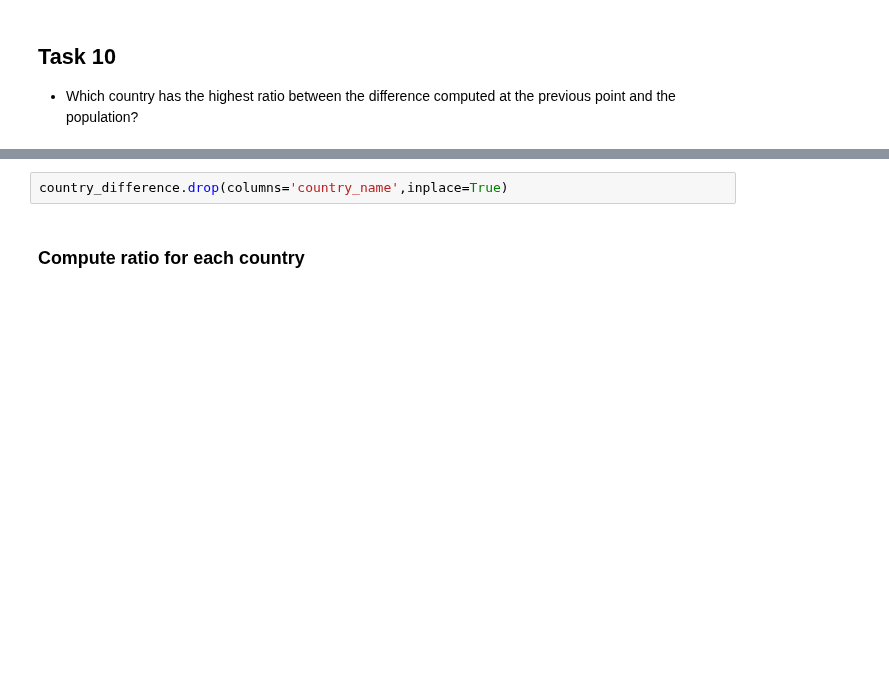
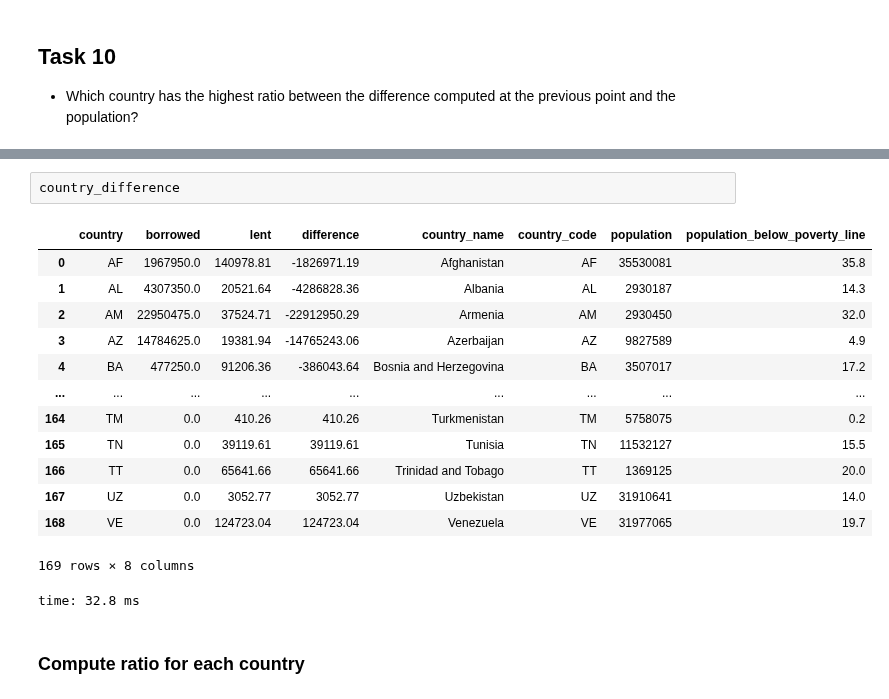
Before and after one commit to gaveter/Project_cs, a Jupyter notebook: Project.ipynb, the cells around one changed output, grey strips where cells are left out. Saved outputs shown, nothing was run; the diff lists cells and outputs as text; blank space fills up the shorter version.

```diff
--- a/Project.ipynb
+++ b/Project.ipynb
@@ -928,5 +922,20 @@ country_difference = pd.merge(country_difference,country_info,how='inner',left_o
-# %%
-country_difference.drop(columns='country_name',inplace=True)
+# %%
+country_difference
+# %% [output]
+|  | country | borrowed | lent | difference | country_name | country_code | population | population_below_poverty_line |
+| 0 | AF | 1967950.0 | 140978.81 | -1826971.19 | Afghanistan | AF | 35530081 | 35.8 |
+| 1 | AL | 4307350.0 | 20521.64 | -4286828.36 | Albania | AL | 2930187 | 14.3 |
+| 2 | AM | 22950475.0 | 37524.71 | -22912950.29 | Armenia | AM | 2930450 | 32.0 |
+| 3 | AZ | 14784625.0 | 19381.94 | -14765243.06 | Azerbaijan | AZ | 9827589 | 4.9 |
+| 4 | BA | 477250.0 | 91206.36 | -386043.64 | Bosnia and Herzegovina | BA | 3507017 | 17.2 |
+| ... | ... | ... | ... | ... | ... | ... | ... | ... |
+| 164 | TM | 0.0 | 410.26 | 410.26 | Turkmenistan | TM | 5758075 | 0.2 |
+| 165 | TN | 0.0 | 39119.61 | 39119.61 | Tunisia | TN | 11532127 | 15.5 |
+| 166 | TT | 0.0 | 65641.66 | 65641.66 | Trinidad and Tobago | TT | 1369125 | 20.0 |
+| 167 | UZ | 0.0 | 3052.77 | 3052.77 | Uzbekistan | UZ | 31910641 | 14.0 |
+| 168 | VE | 0.0 | 124723.04 | 124723.04 | Venezuela | VE | 31977065 | 19.7 |
+169 rows × 8 columns
+time: 32.8 ms
 # %% [markdown]
 ### Compute ratio for each country
 # %%
```
Also changed, not shown: parts of 43 cells of this notebook.
